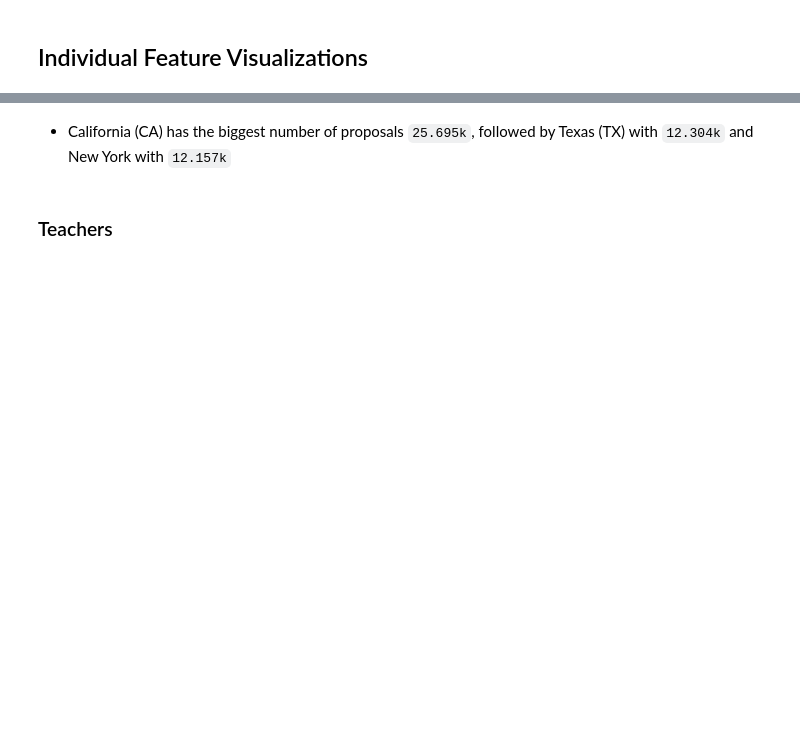
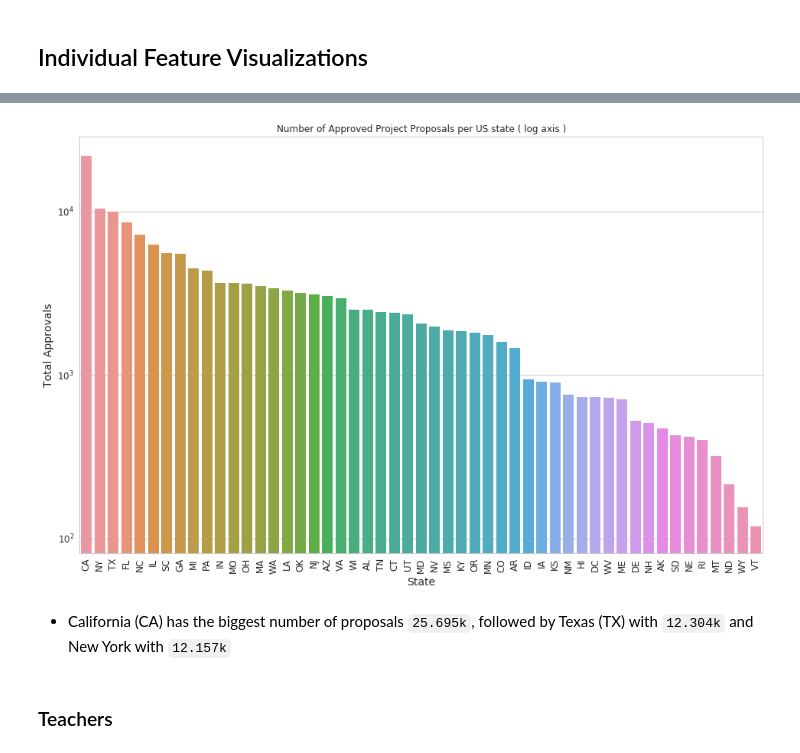
Before and after one commit to ronaldokun/Machine-Learning-Projects, a Jupyter notebook: projects/capstone/capstone.ipynb, the cells around one changed output, grey strips where cells are left out. Saved outputs shown, nothing was run; the diff lists cells and outputs as text; code cells hidden in the pictures; blank space fills up the shorter version.

Commit message:
Finishing the Preprocessing and Feature Engineering

```diff
--- a/projects/capstone/capstone.ipynb
+++ b/projects/capstone/capstone.ipynb
@@ -39,17 +42,19 @@ import gc
 import datetime
 import pandas_profiling as pp
 from collections import Counter
+from pprint import pprint
 
 # Stats and other
-from scipy import stats
+from scipy import stats, interp
 from scipy.sparse import hstack, csr_matrix
 
 # CV and K-Fold
-from sklearn.model_selection import KFold, StratifiedKFold
+from sklearn.model_selection import StratifiedKFold
 # Metric
-from sklearn.metrics import roc_auc_score
+from sklearn.metrics import roc_auc_score, roc_curve, auc
 # Preprocessing
-from sklearn.preprocessing import LabelEncoder, OneHotEncoder, StandardScaler
+from sklearn.preprocessing import LabelEncoder, OneHotEncoder,StandardScaler
+
 
 # To visualize progress
 from tqdm import tqdm_notebook
@@ -59,7 +64,10 @@ from tqdm import tqdm_notebook
 
 import nltk
 nltk.download('stopwords')
+nltk.download('wordnet')
 from wordcloud import WordCloud
+from nltk.tokenize import WhitespaceTokenizer
+from nltk.stem import WordNetLemmatizer
 from nltk.corpus import stopwords
 from nltk.util import ngrams
 from sklearn.feature_extraction.text import TfidfVectorizer
@@ -77,6 +85,7 @@ random_state=42
 # To plot pretty figures
 import matplotlib.pyplot as plt
 import seaborn as sns
+sns.set(style="whitegrid", color_codes=True)
 plt.rcParams['axes.labelsize'] = 14
 plt.rcParams['xtick.labelsize'] = 12
 plt.rcParams['ytick.labelsize'] = 12
@@ -297,3 +342,12 @@ price | 26890 | float64
 Let's visualize the number of proposals accros the various US states.
 
 Code for creating map from borrowed from: https://www.kaggle.com/hoonkeng/how-to-get-81-gru-att-lgbm-tf-idf-eda
+# %%
+# DataFrame to store the approved projects by state
+#approved_by_state = train.groupby('school_state')['project_is_approved'].agg('sum').reset_index().sort_values('school_state').reset_index()
+
+approved_by_state = agg_count(train.loc[train["project_is_approved"] == 1], "school_state")
+
+approved_by_state.columns = ["school_state", "total_approvals"]
+
+approved_by_state.head()
@@ -354,3 +426,23 @@ url = py.iplot(fig, filename='submission_distribution_by_state')
+# %%
+# Initialize the figure with a logarithmic x axis
+f, ax = plt.subplots(figsize=(16, 10))
+ax.set_yscale("log")
+
+ax = sns.barplot(approved_by_state['school_state'], approved_by_state['total_approvals'])
+
+ax.set(xlabel="State",
+       ylabel="Total Approvals",
+       title = "Number of Approved Project Proposals per US state ( log axis )")
+
+ax.yaxis.grid(True)
+
+plt.xticks(rotation=90)
+
+plt.show()
+
+del f, ax
+# %% [output]
+[figure, added]
 # %% [markdown]
 * California (CA) has the biggest number of proposals `25.695k`, followed by Texas (TX) with `12.304k` and New York with `12.157k`
 # %% [markdown]
```
Also changed, not shown: parts of 89 cells of this notebook, 1 other file.
